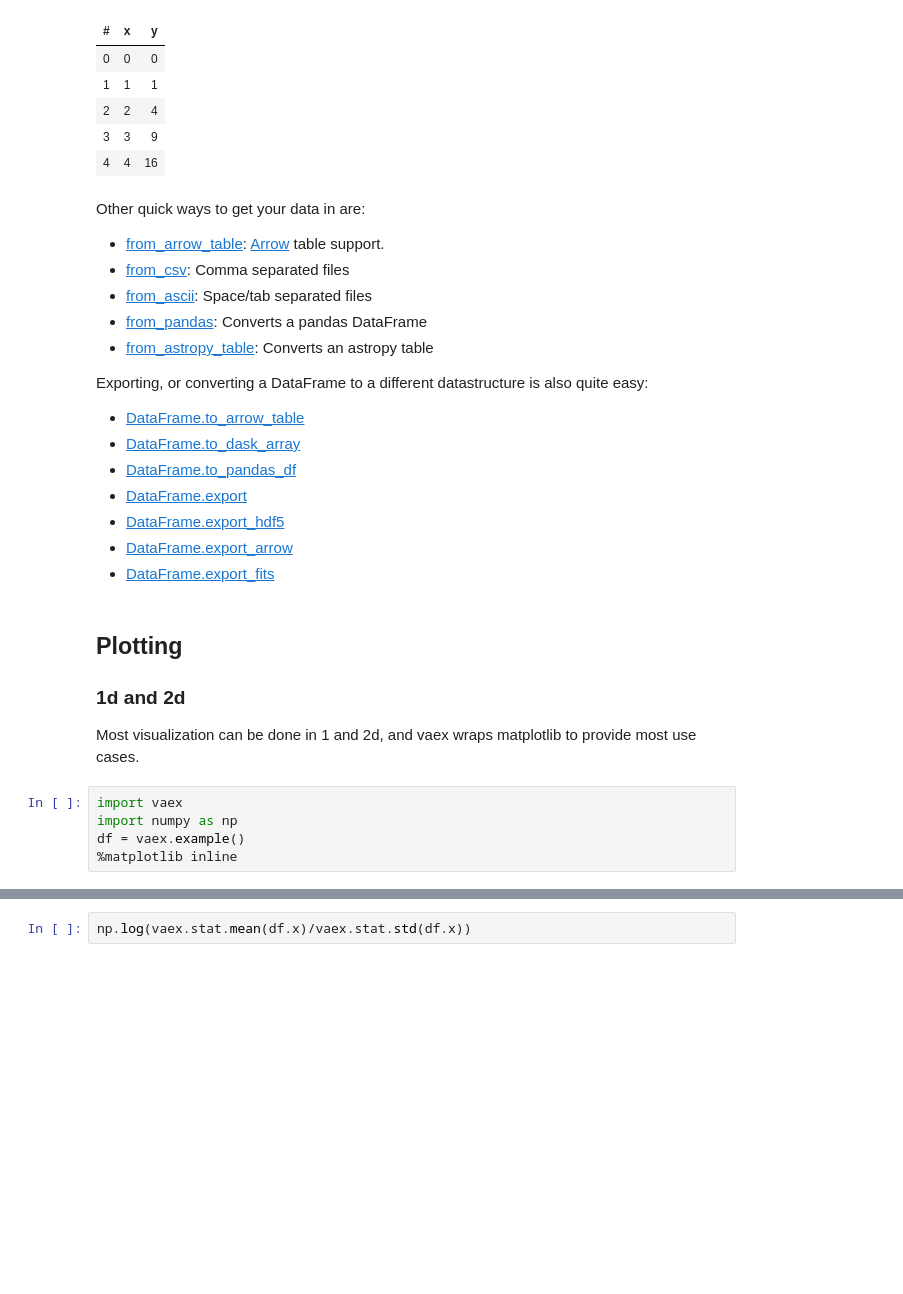
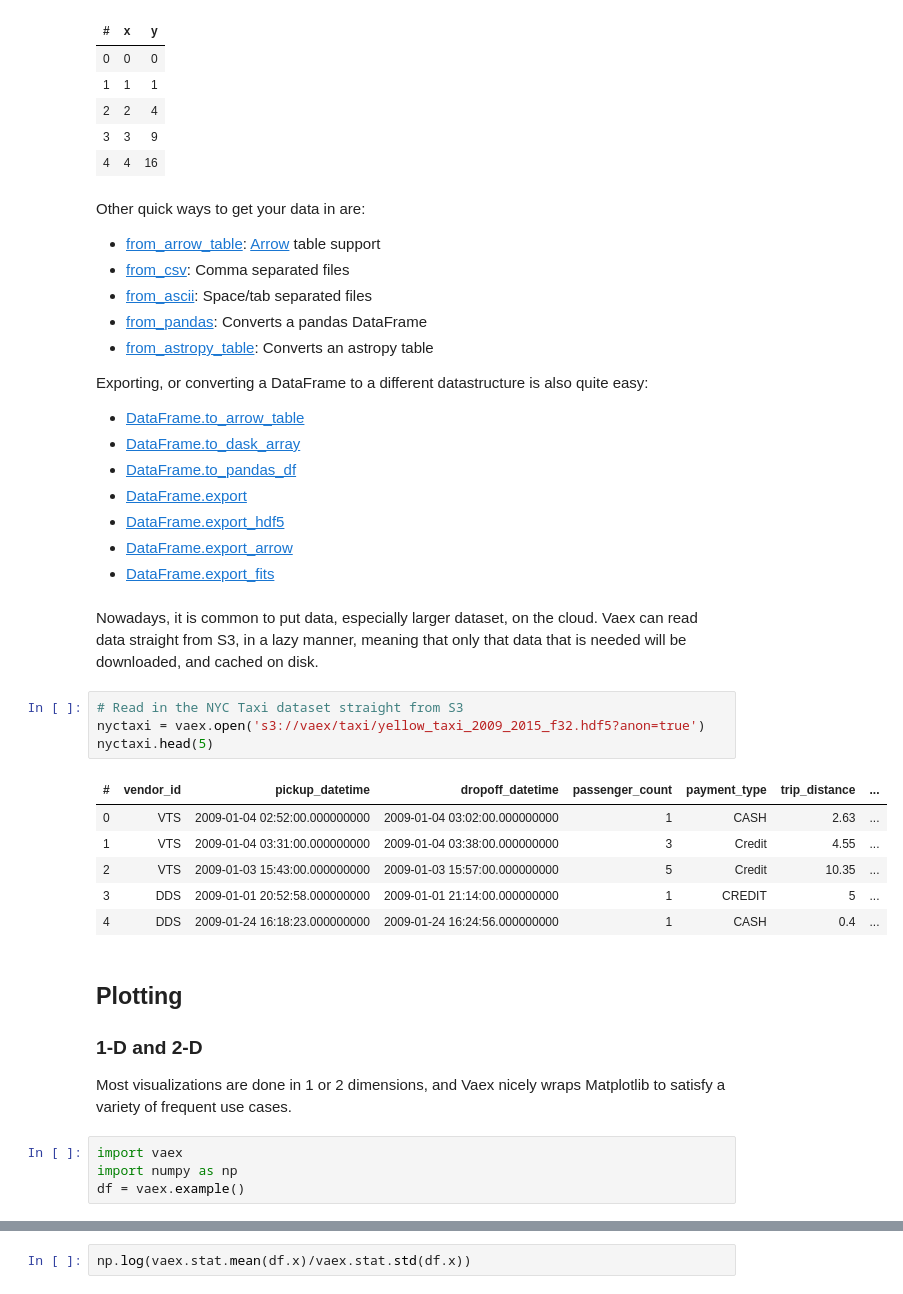
Before and after one commit to vaexio/vaex, a Jupyter notebook: docs/source/tutorial.ipynb, the cells around one changed output, grey strips where cells are left out. Cells and saved outputs as stored; diff of their text form; blank space fills up the shorter version.

```diff
--- a/docs/source/tutorial.ipynb
+++ b/docs/source/tutorial.ipynb
@@ -236,7 +263,7 @@ df
 # %% [markdown]
 Other quick ways to get your data in are:
 
-  * [from_arrow_table](api.rst#vaex.from_arrow_table): [Arrow](https://arrow.apache.org/) table support.
+  * [from_arrow_table](api.rst#vaex.from_arrow_table): [Arrow](https://arrow.apache.org/) table support
   * [from_csv](api.rst#vaex.from_csv): Comma separated files
   * [from_ascii](api.rst#vaex.from_ascii): Space/tab separated files
   * [from_pandas](api.rst#vaex.from_pandas): Converts a pandas DataFrame
@@ -251,13 +278,27 @@ Exporting, or converting a DataFrame to a different datastructure is also quite
  * [DataFrame.export_hdf5](api.rst#vaex.dataframe.DataFrameLocal.export_hdf5)
  * [DataFrame.export_arrow](api.rst#vaex.dataframe.DataFrameLocal.export_arrow)
  * [DataFrame.export_fits](api.rst#vaex.dataframe.DataFrameLocal.export_fits)
+# %% [markdown]
+Nowadays, it is common to put data, especially larger dataset, on the cloud. Vaex can read data straight from S3, in a lazy manner, meaning that only that data that is needed will be downloaded, and cached on disk.
+# %%
+# Read in the NYC Taxi dataset straight from S3
+nyctaxi = vaex.open('s3://vaex/taxi/yellow_taxi_2009_2015_f32.hdf5?anon=true')
+nyctaxi.head(5)
+# %% [output]
+| # | vendor_id | pickup_datetime | dropoff_datetime | passenger_count | payment_type | trip_distance | ... |
+| 0 | VTS | 2009-01-04 02:52:00.000000000 | 2009-01-04 03:02:00.000000000 | 1 | CASH | 2.63 | ... |
+| 1 | VTS | 2009-01-04 03:31:00.000000000 | 2009-01-04 03:38:00.000000000 | 3 | Credit | 4.55 | ... |
+| 2 | VTS | 2009-01-03 15:43:00.000000000 | 2009-01-03 15:57:00.000000000 | 5 | Credit | 10.35 | ... |
+| 3 | DDS | 2009-01-01 20:52:58.000000000 | 2009-01-01 21:14:00.000000000 | 1 | CREDIT | 5 | ... |
+| 4 | DDS | 2009-01-24 16:18:23.000000000 | 2009-01-24 16:24:56.000000000 | 1 | CASH | 0.4 | ... |
 # %% [markdown]
 ## Plotting
-### 1d and 2d
-Most visualization can be done in 1 and 2d, and vaex wraps matplotlib to provide most use cases.
+
+### 1-D and 2-D
+
+Most visualizations are done in 1 or 2 dimensions, and Vaex nicely wraps Matplotlib to satisfy a variety of frequent use cases.
 # %%
 import vaex
 import numpy as np
 df = vaex.example()
-%matplotlib inline
 # %% [markdown]
```
Also changed, not shown: parts of 91 cells of this notebook.
